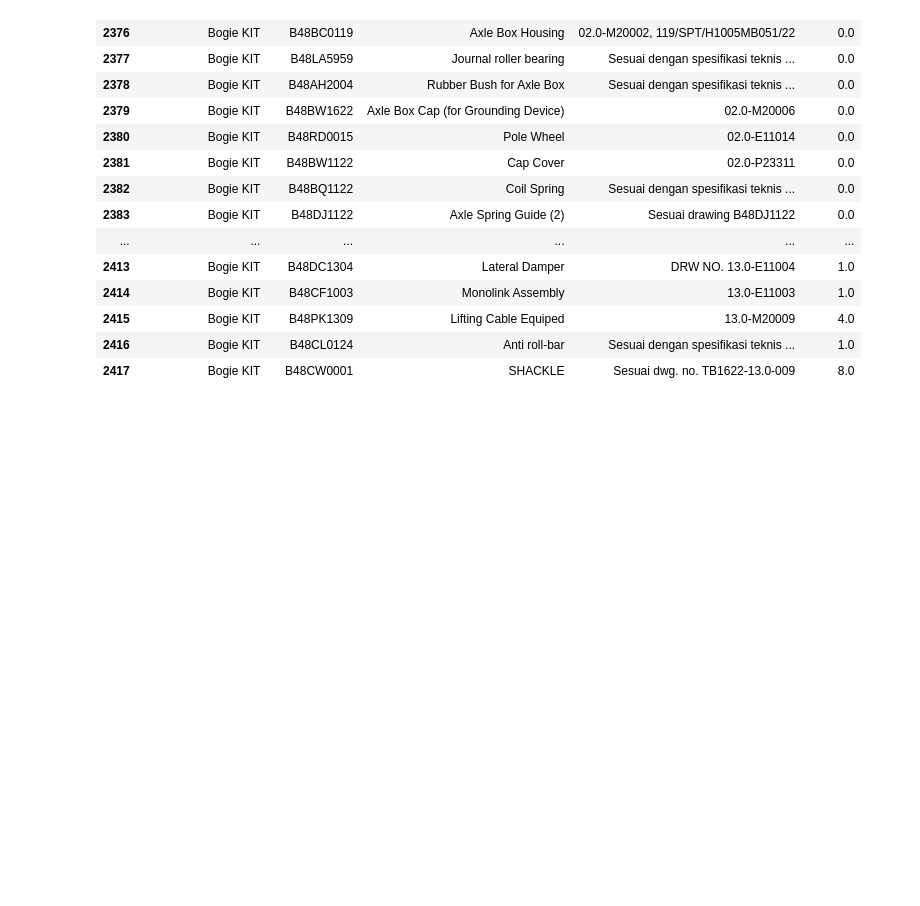
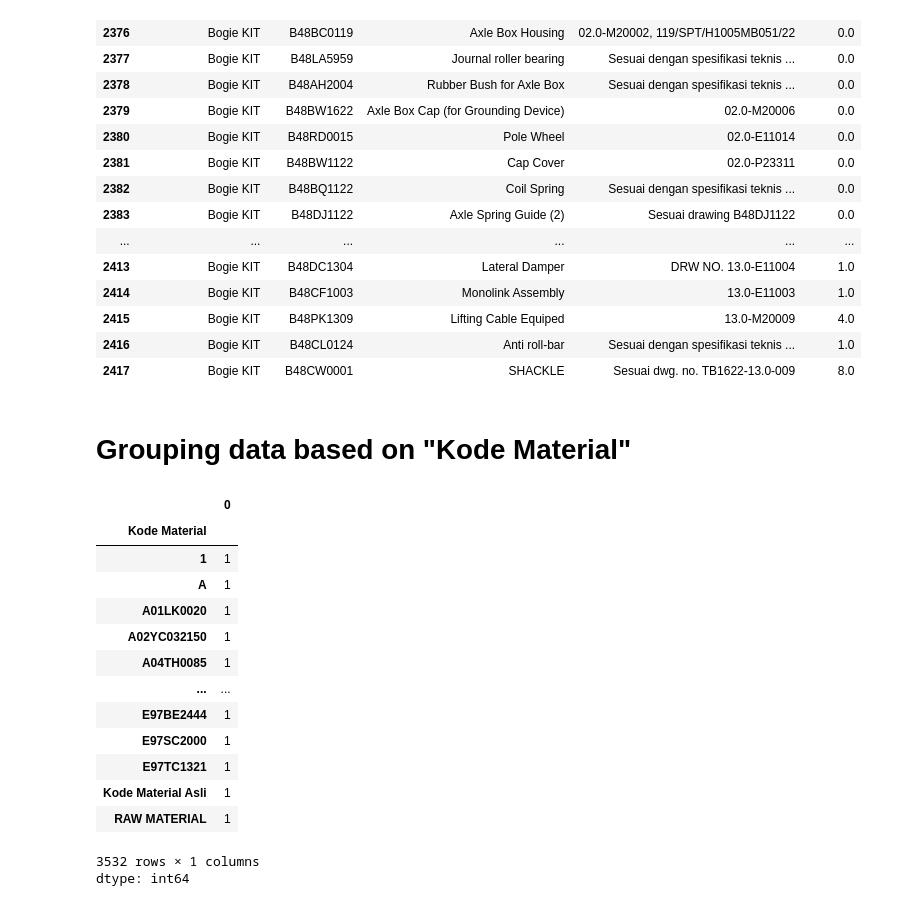
Before and after one commit to widura26/recap-automation, a Jupyter notebook: recap_automation.ipynb, the cells around one changed output. Saved outputs shown, nothing was run; the diff lists cells and outputs as text; code cells hidden in the pictures; blank space fills up the shorter version.

```diff
--- a/recap_automation.ipynb
+++ b/recap_automation.ipynb
@@ -740,3 +739,24 @@ bogieKitData
 | 2415 | Bogie KIT | B48PK1309 | Lifting Cable Equiped | 13.0-M20009 | 4.0 |
 | 2416 | Bogie KIT | B48CL0124 | Anti roll-bar | Sesuai dengan spesifikasi teknis ... | 1.0 |
 | 2417 | Bogie KIT | B48CW0001 | SHACKLE | Sesuai dwg. no. TB1622-13.0-009 | 8.0 |
+# %% [markdown]
+# Grouping data based on "Kode Material"
+# %%
+basedonKomat = data.groupby("Kode Material").size()
+basedonKomat
+# %% [output]
+|  | 0 |
+| Kode Material |  |
+| 1 | 1 |
+| A | 1 |
+| A01LK0020 | 1 |
+| A02YC032150 | 1 |
+| A04TH0085 | 1 |
+| ... | ... |
+| E97BE2444 | 1 |
+| E97SC2000 | 1 |
+| E97TC1321 | 1 |
+| Kode Material Asli | 1 |
+| RAW MATERIAL | 1 |
+3532 rows × 1 columns
+dtype: int64
```
Also changed, not shown: parts of 9 cells of this notebook.
